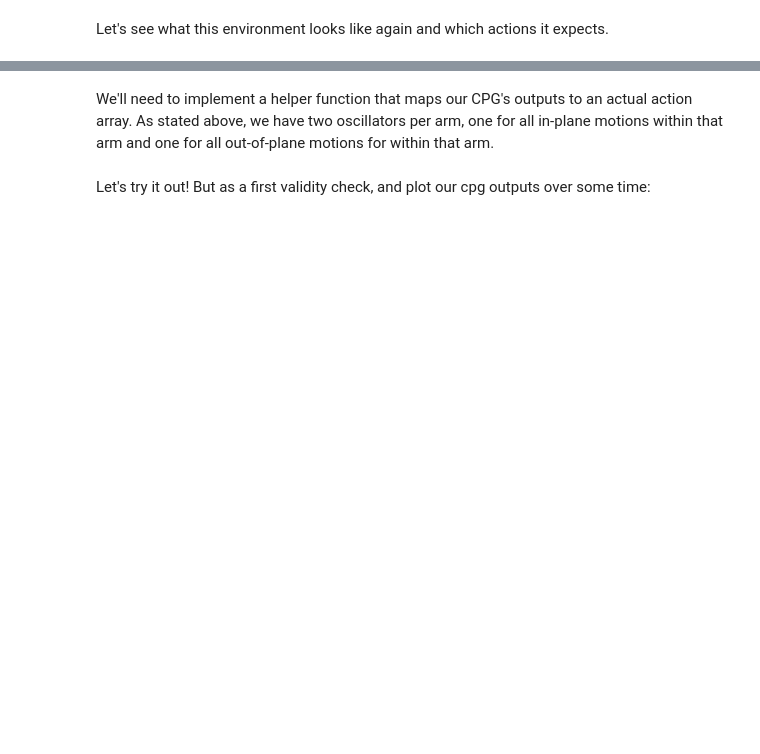
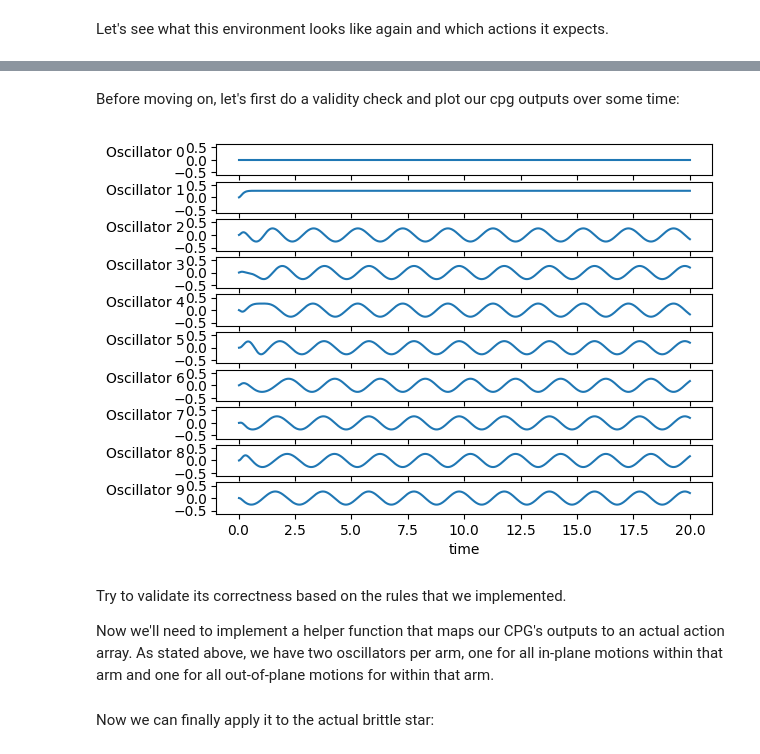
Before and after one commit to Co-Evolve/SEL3-2024, a Jupyter notebook: tutorials/brb_brittle_star_cpg_tutorial.ipynb, the cells around one changed output, grey strips where cells are left out. Saved outputs shown, nothing was run; the diff lists cells and outputs as text; code cells hidden in the pictures; blank space fills up the shorter version.

Commit message:
[CPG-tutorial] added application to brittle star environment

```diff
--- a/tutorials/brb_brittle_star_cpg_tutorial.ipynb
+++ b/tutorials/brb_brittle_star_cpg_tutorial.ipynb
@@ -586,10 +598,11 @@ arena_configuration = AquariumArenaConfiguration(
 environment_configuration = BrittleStarLocomotionEnvironmentConfiguration(
         joint_randomization_noise_scale=0.0,
         render_mode="rgb_array",
-        simulation_time=10,
+        simulation_time=20,
         num_physics_steps_per_control_step=10,
         camera_ids=[0, 1]
         )
+
 
 def create_environment(
         num_environments: int = 1
@@ -681,4 +849,42 @@ def create_cpg(
+# %% [markdown]
+Before moving on, let's first do a validity check and plot our cpg outputs over some time:
+# %%
+cpg = create_cpg()
+cpg = modulate_cpg(cpg=cpg, leading_arm_index=0, action_space=env.action_space)
+times = []
+outputs = []
+while cpg.state.time < environment_configuration.simulation_time:
+    cpg = jit_step_cpg(
+            cpg
+            )
+    outputs.append(cpg.state.outputs)
+    times.append(cpg.state.time)
+
+import matplotlib.gridspec as gridspec
+
+outputs_per_oscillator = np.array(outputs).T
+gs = gridspec.GridSpec(int(cpg.constants.num_oscillators), 1)
+fig = plt.figure()
+
+for i, outputs in enumerate(outputs_per_oscillator):
+    ax = fig.add_subplot(gs[i])
+    ax.plot(times, outputs)
+    ax.set_ylabel(f"Oscillator {i}", rotation=0, labelpad=20)
+    ax.set_ylim(env.action_space.low[0] - 0.1, env.action_space.high[1] + 0.1)
+    if i < outputs_per_oscillator.shape[0] - 1:
+        plt.tick_params(
+                axis='x', labelbottom='off'
+                )
+
+plt.xlabel("time")
+plt.show()
+plt.show()
+plt.close()
+# %% [output]
+[figure, added]
 # %% [markdown]
-We'll need to implement a helper function that maps our CPG's outputs to an actual action array. As stated above, we have two oscillators per arm, one for all in-plane motions within that arm and one for all out-of-plane motions for within that arm.
+Try to validate its correctness based on the rules that we implemented.
+
+Now we'll need to implement a helper function that maps our CPG's outputs to an actual action array. As stated above, we have two oscillators per arm, one for all in-plane motions within that arm and one for all out-of-plane motions for within that arm.
 # %%
 def map_cpg_outputs_to_actions(
@@ -704,2 +901,2 @@ def map_cpg_outputs_to_actions(
 # %% [markdown]
-Let's try it out! But as a first validity check, and plot our cpg outputs over some time:
+Now we can finally apply it to the actual brittle star:
```
Also changed, not shown: parts of 28 cells of this notebook, 1 other file.
